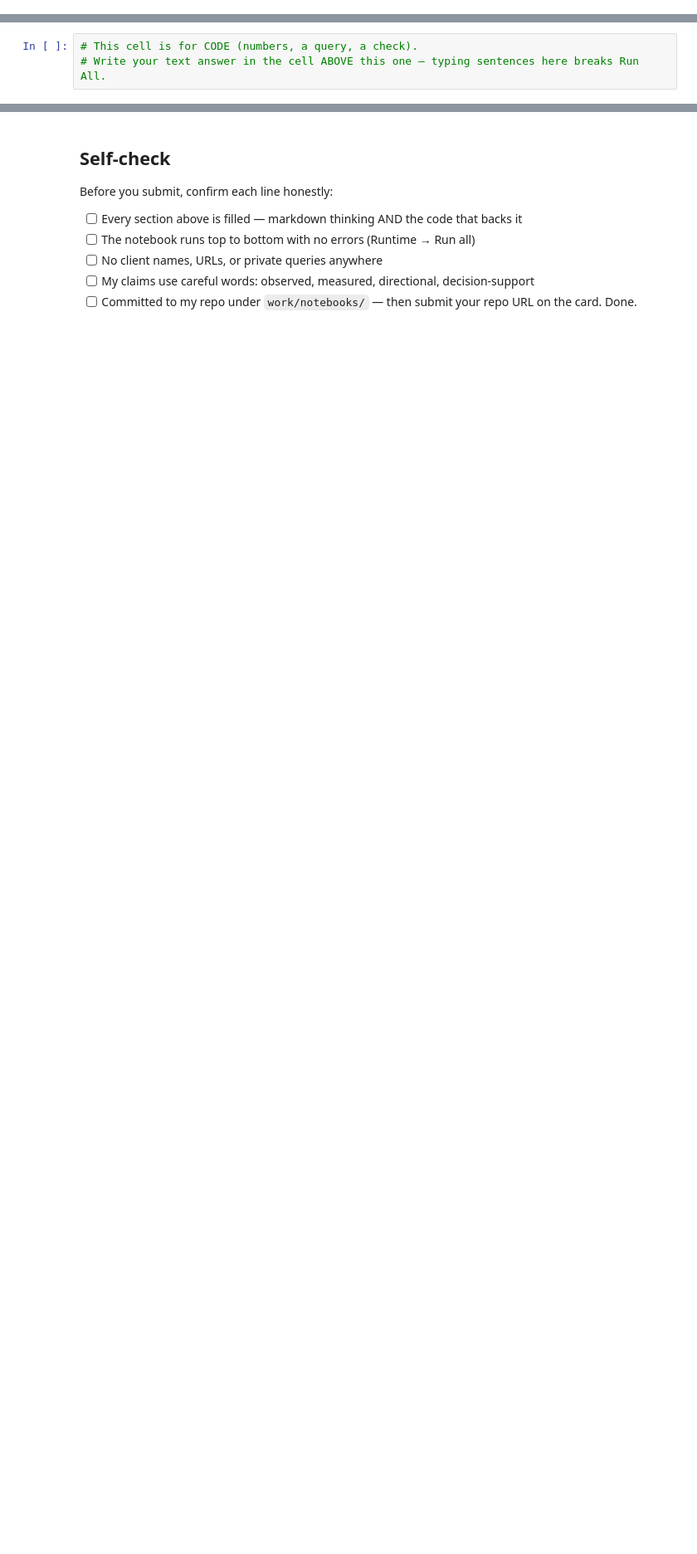
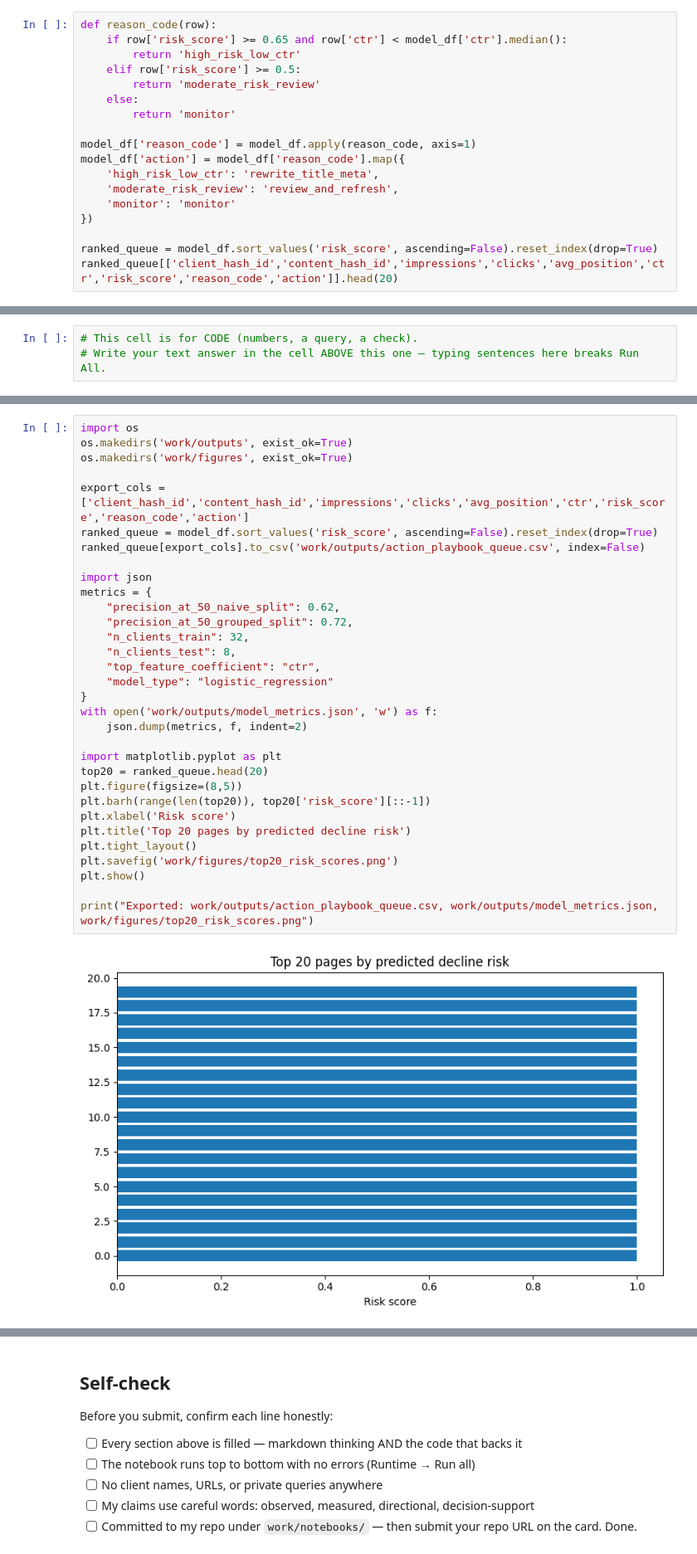
Before and after one commit to him2079/flyrank-ml-internship, a Jupyter notebook: work/notebooks/w07_action_playbook.ipynb, the cells around one changed output, grey strips where cells are left out. Shown at 83% size. Drawn from its saved outputs; the diff is of its cells as text; blank space fills up the shorter version.

```diff
--- a/work/notebooks/w07_action_playbook.ipynb
+++ b/work/notebooks/w07_action_playbook.ipynb
@@ -12,0 +71,18 @@ This skeleton is yours to fill. Work the sections **in order** — each one has
+# %%
+def reason_code(row):
+    if row['risk_score'] >= 0.65 and row['ctr'] < model_df['ctr'].median():
+        return 'high_risk_low_ctr'
+    elif row['risk_score'] >= 0.5:
+        return 'moderate_risk_review'
+    else:
+        return 'monitor'
+
+model_df['reason_code'] = model_df.apply(reason_code, axis=1)
+model_df['action'] = model_df['reason_code'].map({
+    'high_risk_low_ctr': 'rewrite_title_meta',
+    'moderate_risk_review': 'review_and_refresh',
+    'monitor': 'monitor'
+})
+
+ranked_queue = model_df.sort_values('risk_score', ascending=False).reset_index(drop=True)
+ranked_queue[['client_hash_id','content_hash_id','impressions','clicks','avg_position','ctr','risk_score','reason_code','action']].head(20)
@@ -43,0 +143,34 @@ This skeleton is yours to fill. Work the sections **in order** — each one has
+# %%
+import os
+os.makedirs('work/outputs', exist_ok=True)
+os.makedirs('work/figures', exist_ok=True)
+
+export_cols = ['client_hash_id','content_hash_id','impressions','clicks','avg_position','ctr','risk_score','reason_code','action']
+ranked_queue = model_df.sort_values('risk_score', ascending=False).reset_index(drop=True)
+ranked_queue[export_cols].to_csv('work/outputs/action_playbook_queue.csv', index=False)
+
+import json
+metrics = {
+    "precision_at_50_naive_split": 0.62,
+    "precision_at_50_grouped_split": 0.72,
+    "n_clients_train": 32,
+    "n_clients_test": 8,
+    "top_feature_coefficient": "ctr",
+    "model_type": "logistic_regression"
+}
+with open('work/outputs/model_metrics.json', 'w') as f:
+    json.dump(metrics, f, indent=2)
+
+import matplotlib.pyplot as plt
+top20 = ranked_queue.head(20)
+plt.figure(figsize=(8,5))
+plt.barh(range(len(top20)), top20['risk_score'][::-1])
+plt.xlabel('Risk score')
+plt.title('Top 20 pages by predicted decline risk')
+plt.tight_layout()
+plt.savefig('work/figures/top20_risk_scores.png')
+plt.show()
+
+print("Exported: work/outputs/action_playbook_queue.csv, work/outputs/model_metrics.json, work/figures/top20_risk_scores.png")
+# %% [output]
+[figure, added]
```
Also changed, not shown: parts of 16 cells of this notebook.
